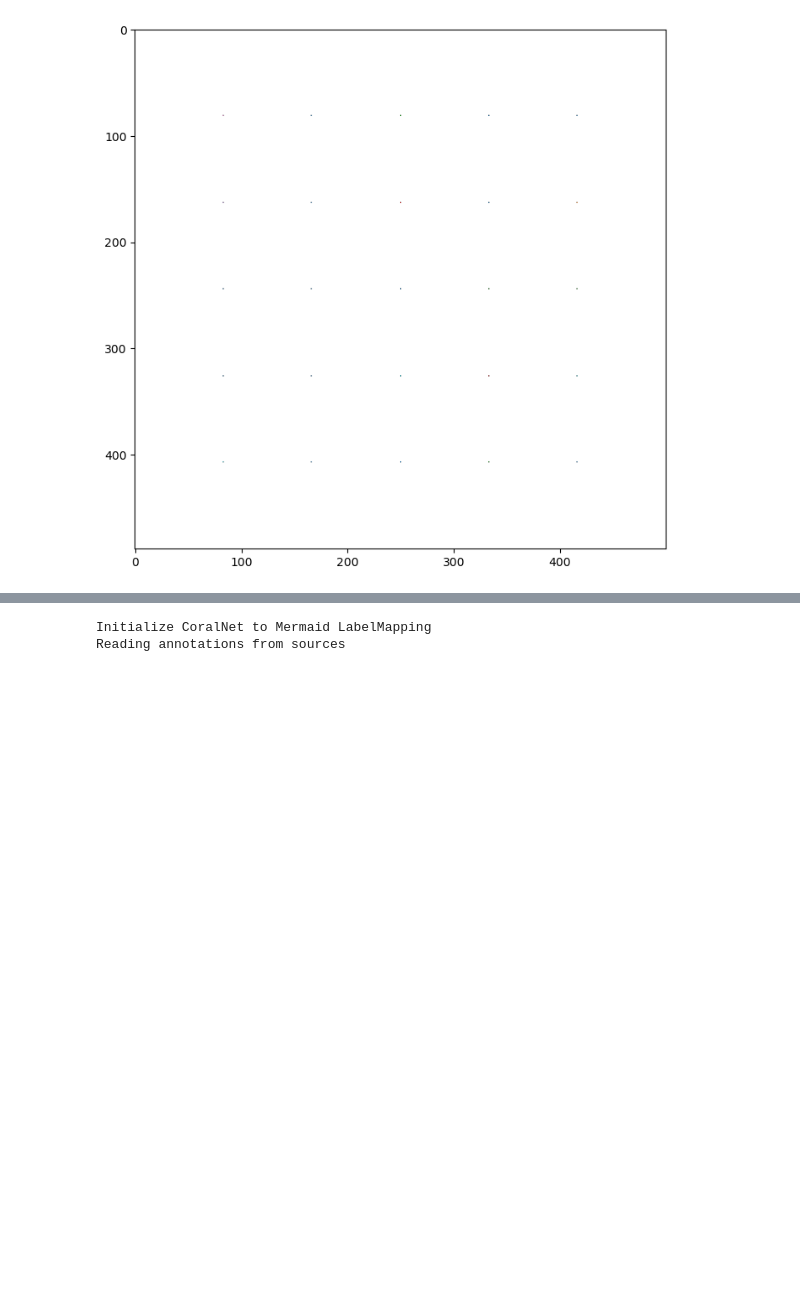
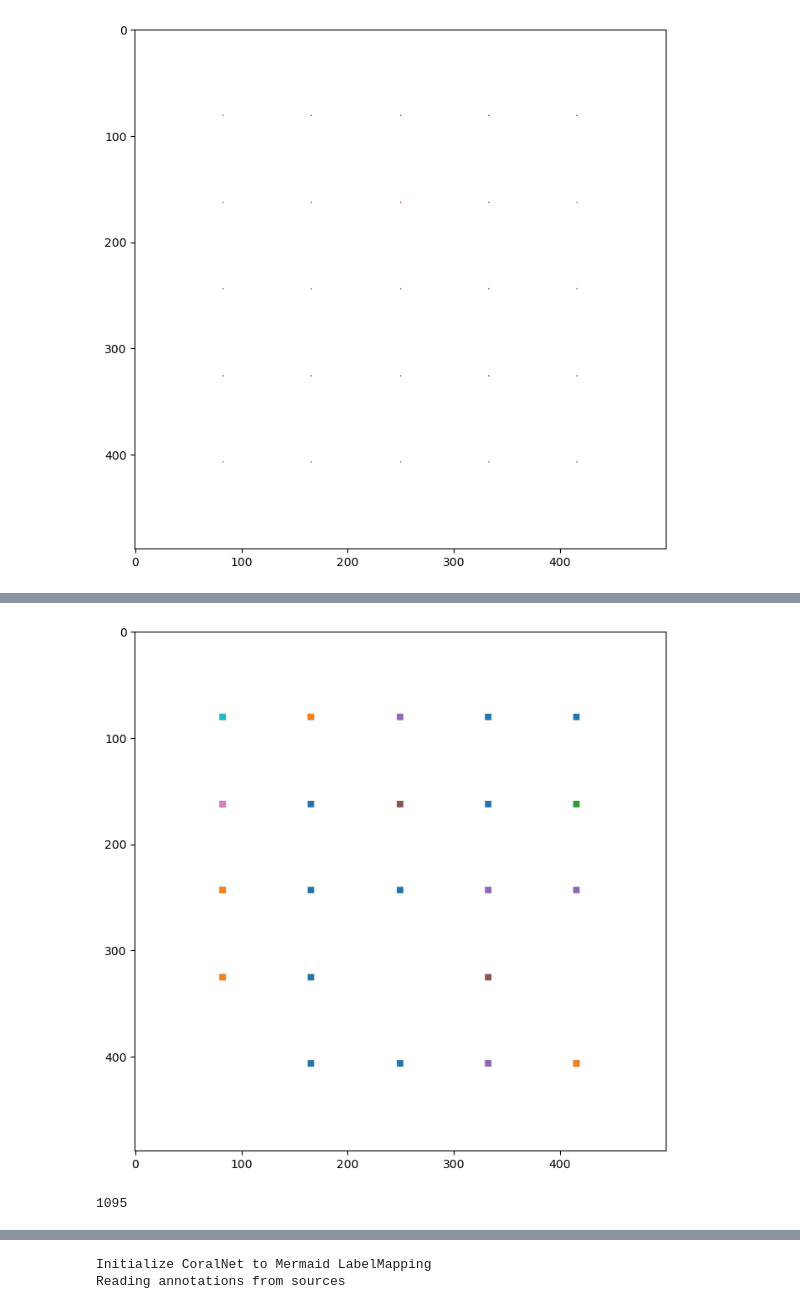
Before and after one commit to data-mermaid/mermaid-segmentation, a Jupyter notebook: nbs/Dataset_Exploration.ipynb, the cells around one changed output, grey strips where cells are left out. Saved outputs shown, nothing was run; the diff lists cells and outputs as text; code cells hidden in the pictures; blank space fills up the shorter version.

```diff
--- a/nbs/Dataset_Exploration.ipynb
+++ b/nbs/Dataset_Exploration.ipynb
@@ -91,0 +644,11 @@ len(data_loader)
+# %%
+fig, ax = plt.subplots(figsize = (7, 7), layout = "tight")
+plt.imshow(np.where(mask>0, mask, np.nan), cmap = "tab10")
+plt.show()
+# %% [output]
+[figure, added]
+# %%
+data_loader = DataLoader(dataset, batch_size=2, shuffle=True, num_workers=2, drop_last=True)
+len(data_loader)
+# %% [output]
+1095
```
Also changed, not shown: parts of 38 cells of this notebook.
